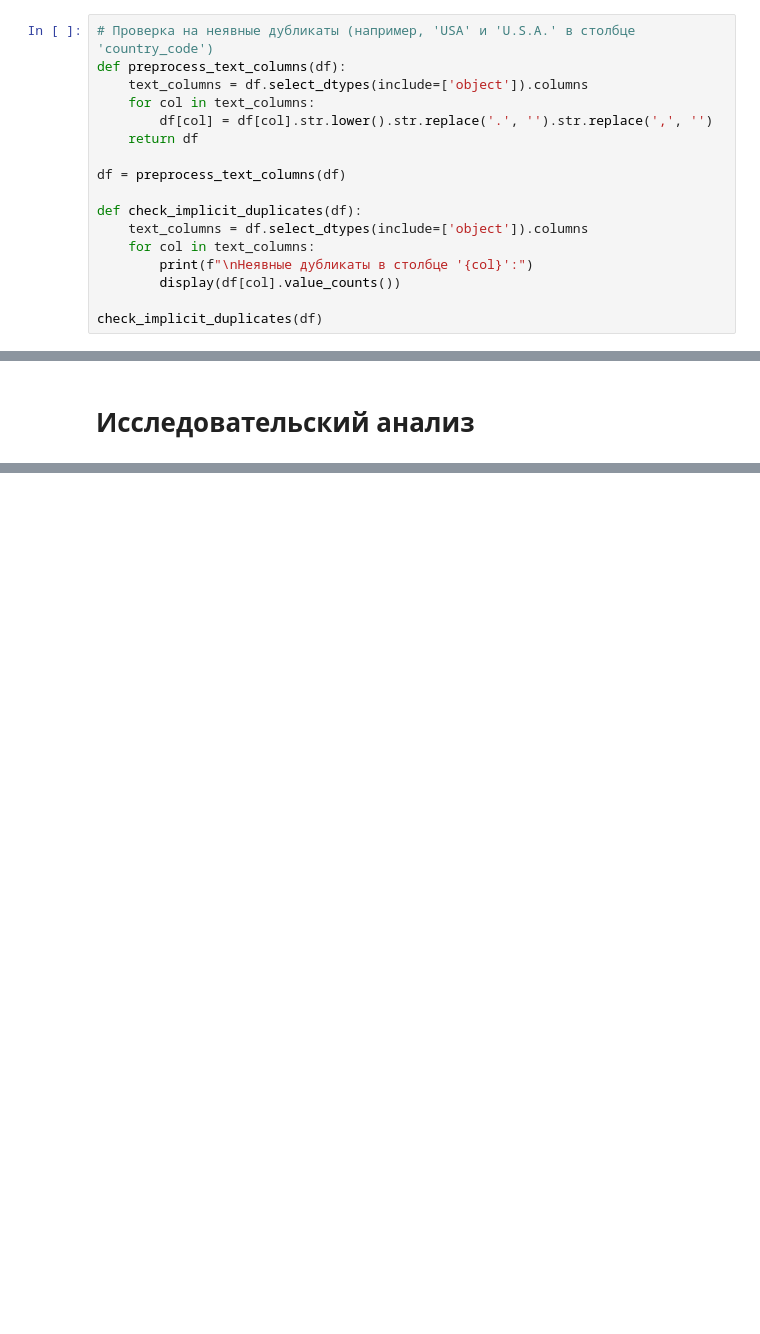
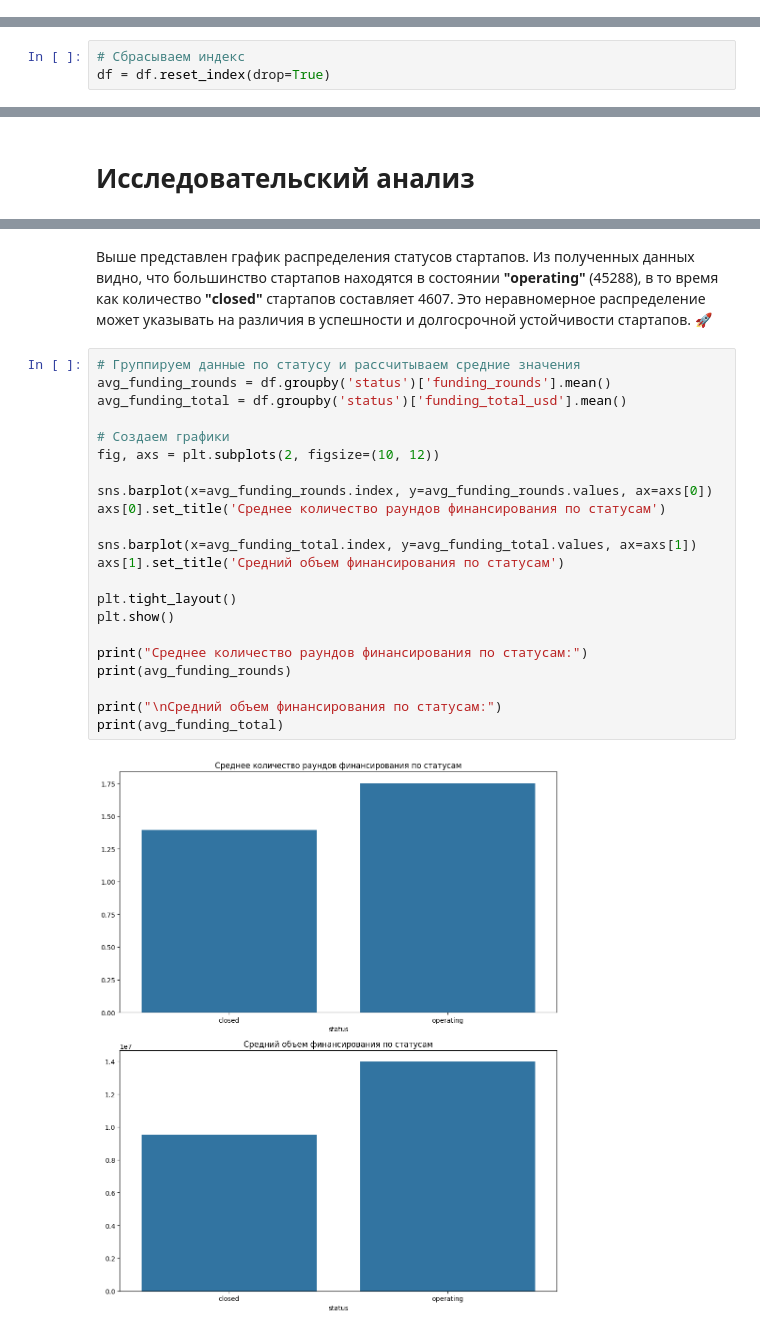
Before and after one commit to IvanovMaxim1992/Masterskay, a Jupyter notebook: Мастерская1.ipynb, the cells around one changed output, grey strips where cells are left out. Cells and saved outputs as stored; diff of their text form; blank space fills up the shorter version.

```diff
--- a/Мастерская1.ipynb
+++ b/Мастерская1.ipynb
@@ -515,17 +507,0 @@ df = df.drop('funding_per_round', axis=1)
-# %%
-# Проверка на неявные дубликаты (например, 'USA' и 'U.S.A.' в столбце 'country_code')
-def preprocess_text_columns(df):
-    text_columns = df.select_dtypes(include=['object']).columns
-    for col in text_columns:
-        df[col] = df[col].str.lower().str.replace('.', '').str.replace(',', '')
-    return df
-
-df = preprocess_text_columns(df)
-
-def check_implicit_duplicates(df):
-    text_columns = df.select_dtypes(include=['object']).columns
-    for col in text_columns:
-        print(f"\nНеявные дубликаты в столбце '{col}':")
-        display(df[col].value_counts())
-
-check_implicit_duplicates(df)
@@ -663,4 +645,7 @@ if not all_duplicates.empty:
 # %%
 # Удаляем дубликаты по 'name' и 'founded_at', оставляем первую строку
 df = df.drop_duplicates(subset=['name', 'founded_at'], keep='first')
+# %%
+# Сбрасываем индекс
+df = df.reset_index(drop=True)
 # %% [markdown]
@@ -690,0 +690,26 @@ df = df.drop_duplicates(subset=['name', 'founded_at'], keep='first')
+# %% [markdown]
+Выше представлен график распределения статусов стартапов. Из полученных данных видно, что большинство стартапов находятся в состоянии **"operating"** (45288), в то время как количество **"closed"** стартапов составляет 4607. Это неравномерное распределение может указывать на различия в успешности и долгосрочной устойчивости стартапов. 🚀
+# %%
+# Группируем данные по статусу и рассчитываем средние значения
+avg_funding_rounds = df.groupby('status')['funding_rounds'].mean()
+avg_funding_total = df.groupby('status')['funding_total_usd'].mean()
+
+# Создаем графики
+fig, axs = plt.subplots(2, figsize=(10, 12))
+
+sns.barplot(x=avg_funding_rounds.index, y=avg_funding_rounds.values, ax=axs[0])
+axs[0].set_title('Среднее количество раундов финансирования по статусам')
+
+sns.barplot(x=avg_funding_total.index, y=avg_funding_total.values, ax=axs[1])
+axs[1].set_title('Средний объем финансирования по статусам')
+
+plt.tight_layout()
+plt.show()
+
+print("Среднее количество раундов финансирования по статусам:")
+print(avg_funding_rounds)
+
+print("\nСредний объем финансирования по статусам:")
+print(avg_funding_total)
+# %% [output]
+[figure, added]
```
Also changed, not shown: parts of 39 cells of this notebook, 1 other file.
